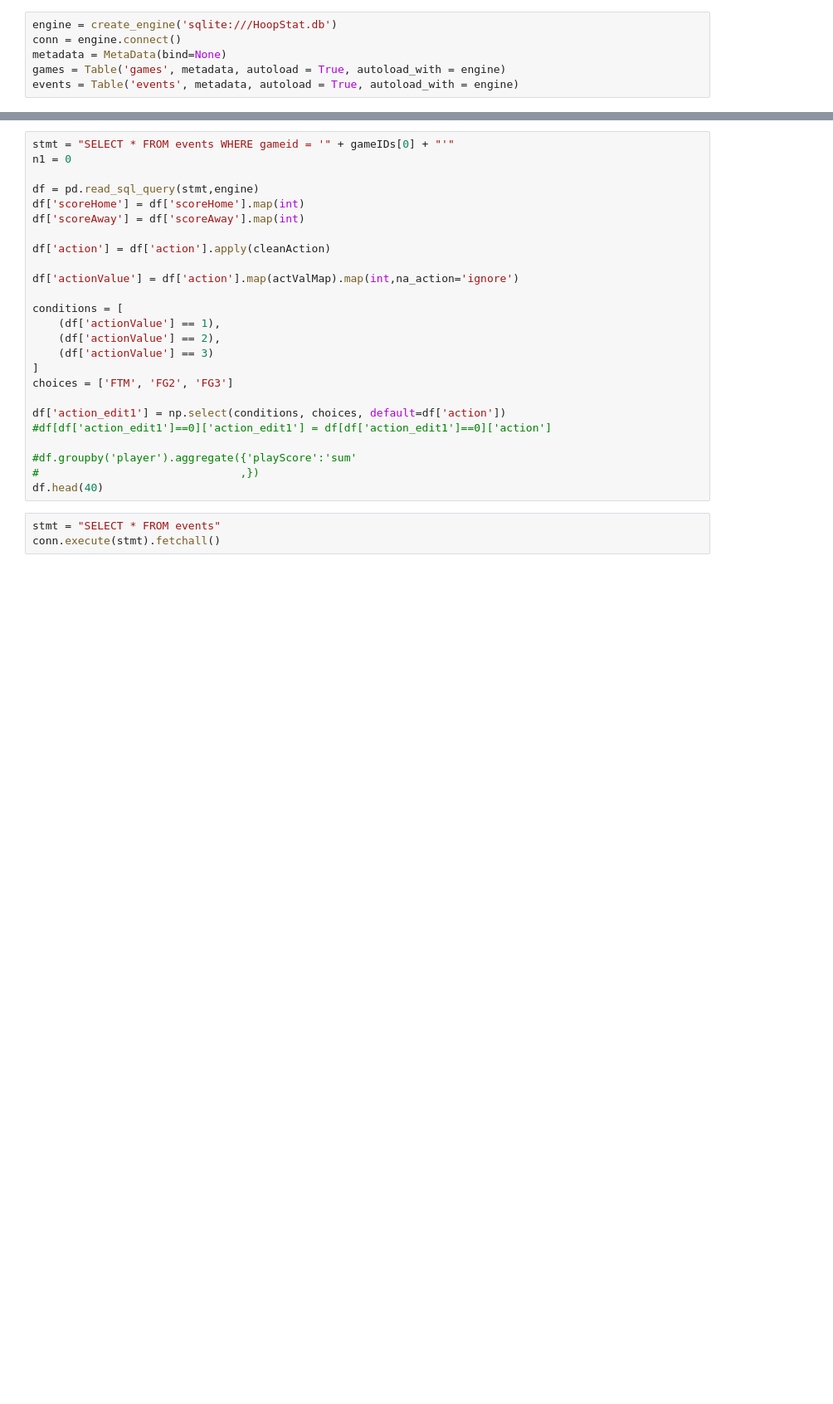
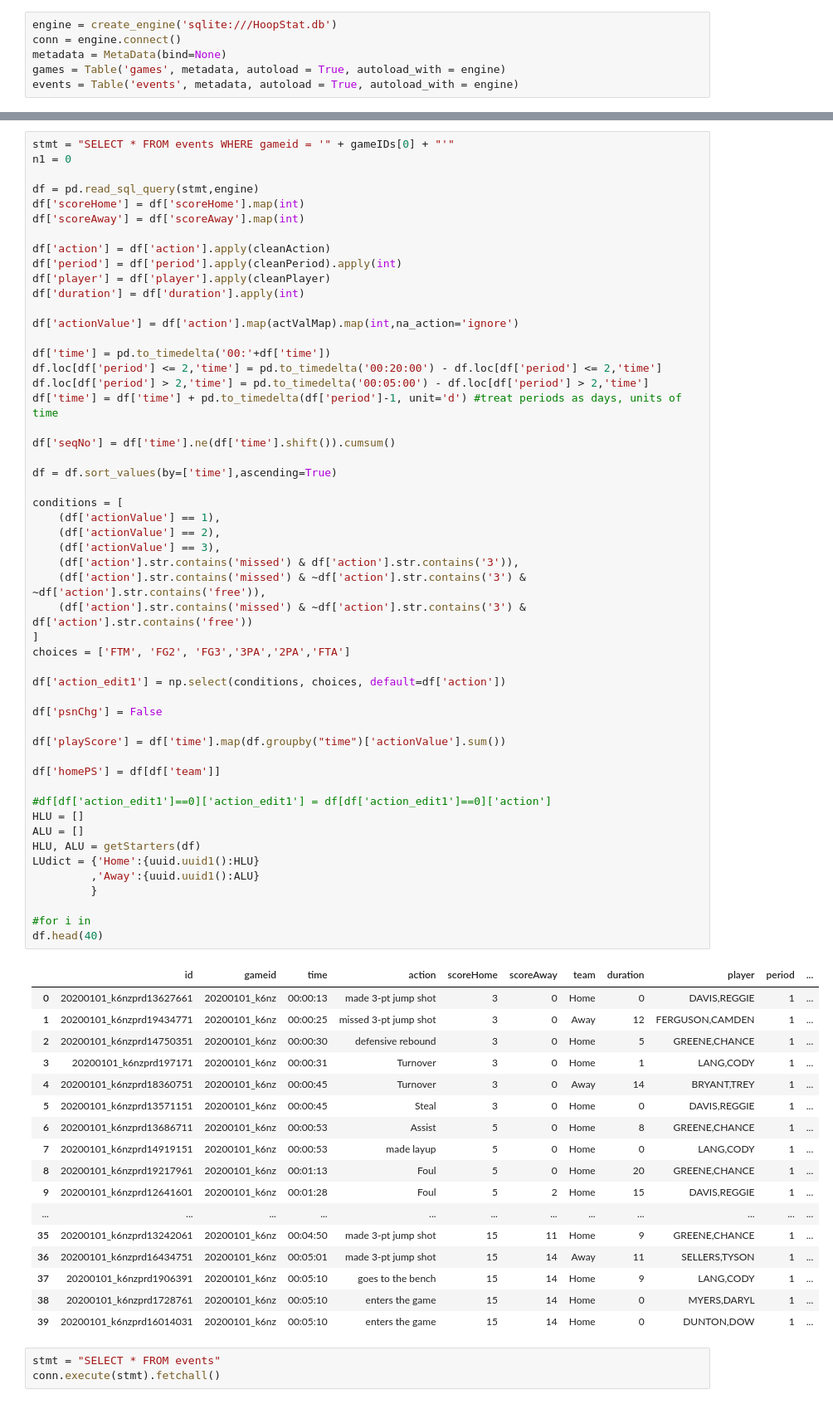
Before and after one commit to SamCD/DATA698, a Jupyter notebook: AnalyzeGameData.ipynb, the cells around one changed output, grey strips where cells are left out. Shown at 83% size. Cells and saved outputs as stored; diff of their text form; blank space fills up the shorter version.

```diff
--- a/AnalyzeGameData.ipynb
+++ b/AnalyzeGameData.ipynb
@@ -59,28 +99,73 @@ actValMap = {
 # %%
 stmt = "SELECT * FROM events WHERE gameid = '" + gameIDs[0] + "'"
 n1 = 0
 
 df = pd.read_sql_query(stmt,engine)
 df['scoreHome'] = df['scoreHome'].map(int)
 df['scoreAway'] = df['scoreAway'].map(int)
 
 df['action'] = df['action'].apply(cleanAction)
+df['period'] = df['period'].apply(cleanPeriod).apply(int)
+df['player'] = df['player'].apply(cleanPlayer)
+df['duration'] = df['duration'].apply(int)
 
 df['actionValue'] = df['action'].map(actValMap).map(int,na_action='ignore')
+
+df['time'] = pd.to_timedelta('00:'+df['time'])
+df.loc[df['period'] <= 2,'time'] = pd.to_timedelta('00:20:00') - df.loc[df['period'] <= 2,'time']
+df.loc[df['period'] > 2,'time'] = pd.to_timedelta('00:05:00') - df.loc[df['period'] > 2,'time']
+df['time'] = df['time'] + pd.to_timedelta(df['period']-1, unit='d') #treat periods as days, units of time
+
+df['seqNo'] = df['time'].ne(df['time'].shift()).cumsum()
+
+df = df.sort_values(by=['time'],ascending=True)
 
 conditions = [
     (df['actionValue'] == 1),
     (df['actionValue'] == 2),
-    (df['actionValue'] == 3)
+    (df['actionValue'] == 3),
+    (df['action'].str.contains('missed') & df['action'].str.contains('3')),
+    (df['action'].str.contains('missed') & ~df['action'].str.contains('3') & ~df['action'].str.contains('free')),
+    (df['action'].str.contains('missed') & ~df['action'].str.contains('3') & df['action'].str.contains('free'))
 ]
-choices = ['FTM', 'FG2', 'FG3']
+choices = ['FTM', 'FG2', 'FG3','3PA','2PA','FTA']
 
 df['action_edit1'] = np.select(conditions, choices, default=df['action'])
+
+df['psnChg'] = False
+
+df['playScore'] = df['time'].map(df.groupby("time")['actionValue'].sum())
+
+df['homePS'] = df[df['team']]
+
 #df[df['action_edit1']==0]['action_edit1'] = df[df['action_edit1']==0]['action']
+HLU = []
+ALU = []
+HLU, ALU = getStarters(df)
+LUdict = {'Home':{uuid.uuid1():HLU}
+         ,'Away':{uuid.uuid1():ALU}
+         }
 
-#df.groupby('player').aggregate({'playScore':'sum'
-#                               ,})
+#for i in
 df.head(40)
+# %% [output]
+|  | id | gameid | time | action | scoreHome | scoreAway | team | duration | player | period | ... |
+| 0 | 20200101_k6nzprd13627661 | 20200101_k6nz | 00:00:13 | made 3-pt jump shot | 3 | 0 | Home | 0 | DAVIS,REGGIE | 1 | ... |
+| 1 | 20200101_k6nzprd19434771 | 20200101_k6nz | 00:00:25 | missed 3-pt jump shot | 3 | 0 | Away | 12 | FERGUSON,CAMDEN | 1 | ... |
+| 2 | 20200101_k6nzprd14750351 | 20200101_k6nz | 00:00:30 | defensive rebound | 3 | 0 | Home | 5 | GREENE,CHANCE | 1 | ... |
+| 3 | 20200101_k6nzprd197171 | 20200101_k6nz | 00:00:31 | Turnover | 3 | 0 | Home | 1 | LANG,CODY | 1 | ... |
+| 4 | 20200101_k6nzprd18360751 | 20200101_k6nz | 00:00:45 | Turnover | 3 | 0 | Away | 14 | BRYANT,TREY | 1 | ... |
+| 5 | 20200101_k6nzprd13571151 | 20200101_k6nz | 00:00:45 | Steal | 3 | 0 | Home | 0 | DAVIS,REGGIE | 1 | ... |
+| 6 | 20200101_k6nzprd13686711 | 20200101_k6nz | 00:00:53 | Assist | 5 | 0 | Home | 8 | GREENE,CHANCE | 1 | ... |
+| 7 | 20200101_k6nzprd14919151 | 20200101_k6nz | 00:00:53 | made layup | 5 | 0 | Home | 0 | LANG,CODY | 1 | ... |
+| 8 | 20200101_k6nzprd19217961 | 20200101_k6nz | 00:01:13 | Foul | 5 | 0 | Home | 20 | GREENE,CHANCE | 1 | ... |
+| 9 | 20200101_k6nzprd12641601 | 20200101_k6nz | 00:01:28 | Foul | 5 | 2 | Home | 15 | DAVIS,REGGIE | 1 | ... |
+| ... | ... | ... | ... | ... | ... | ... | ... | ... | ... | ... | ... |
+| 35 | 20200101_k6nzprd13242061 | 20200101_k6nz | 00:04:50 | made 3-pt jump shot | 15 | 11 | Home | 9 | GREENE,CHANCE | 1 | ... |
+| 36 | 20200101_k6nzprd16434751 | 20200101_k6nz | 00:05:01 | made 3-pt jump shot | 15 | 14 | Away | 11 | SELLERS,TYSON | 1 | ... |
+| 37 | 20200101_k6nzprd1906391 | 20200101_k6nz | 00:05:10 | goes to the bench | 15 | 14 | Home | 9 | LANG,CODY | 1 | ... |
+| 38 | 20200101_k6nzprd1728761 | 20200101_k6nz | 00:05:10 | enters the game | 15 | 14 | Home | 0 | MYERS,DARYL | 1 | ... |
+| 39 | 20200101_k6nzprd16014031 | 20200101_k6nz | 00:05:10 | enters the game | 15 | 14 | Home | 0 | DUNTON,DOW | 1 | ... |
 # %%
 stmt = "SELECT * FROM events"
 conn.execute(stmt).fetchall()
```
Also changed, not shown: parts of 9 cells of this notebook.
